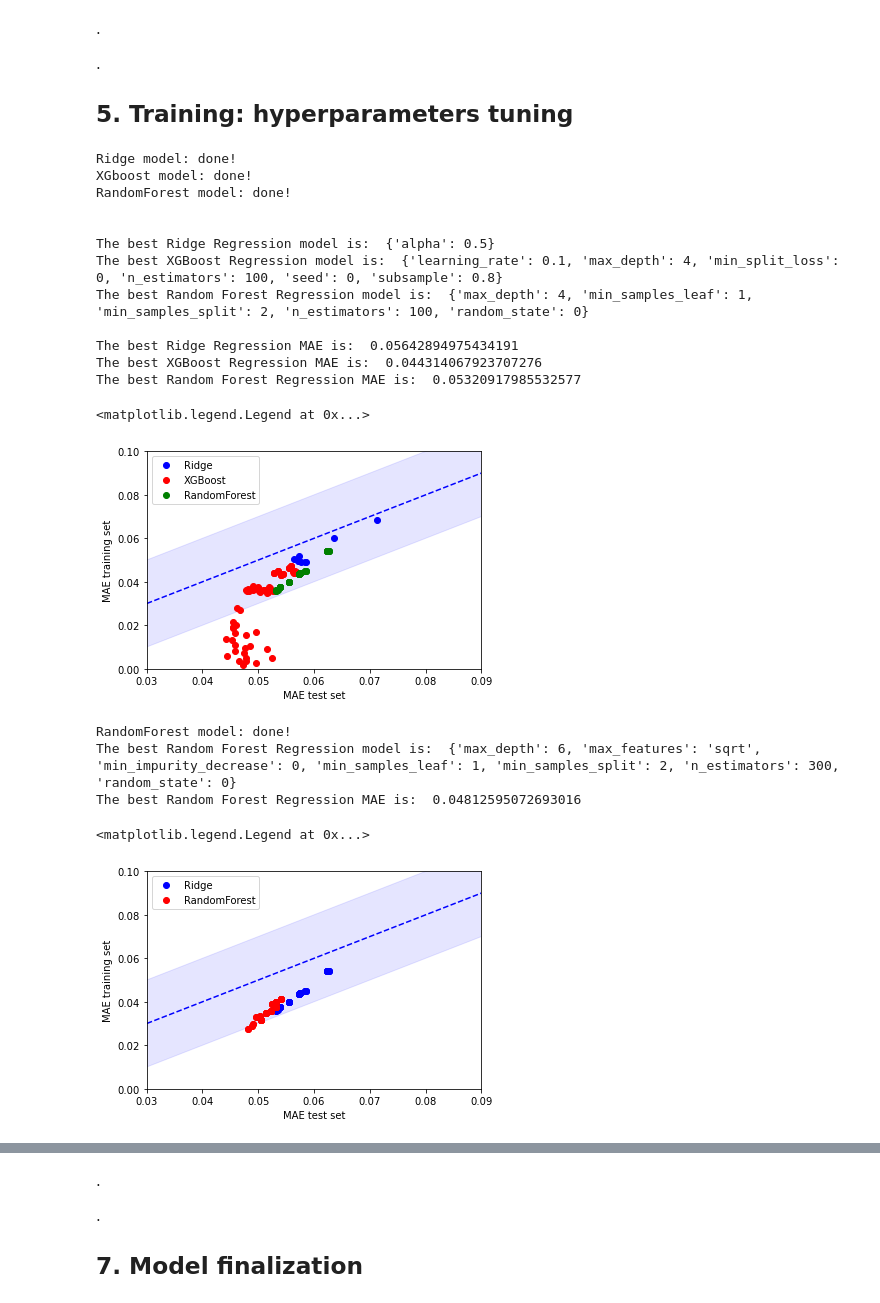
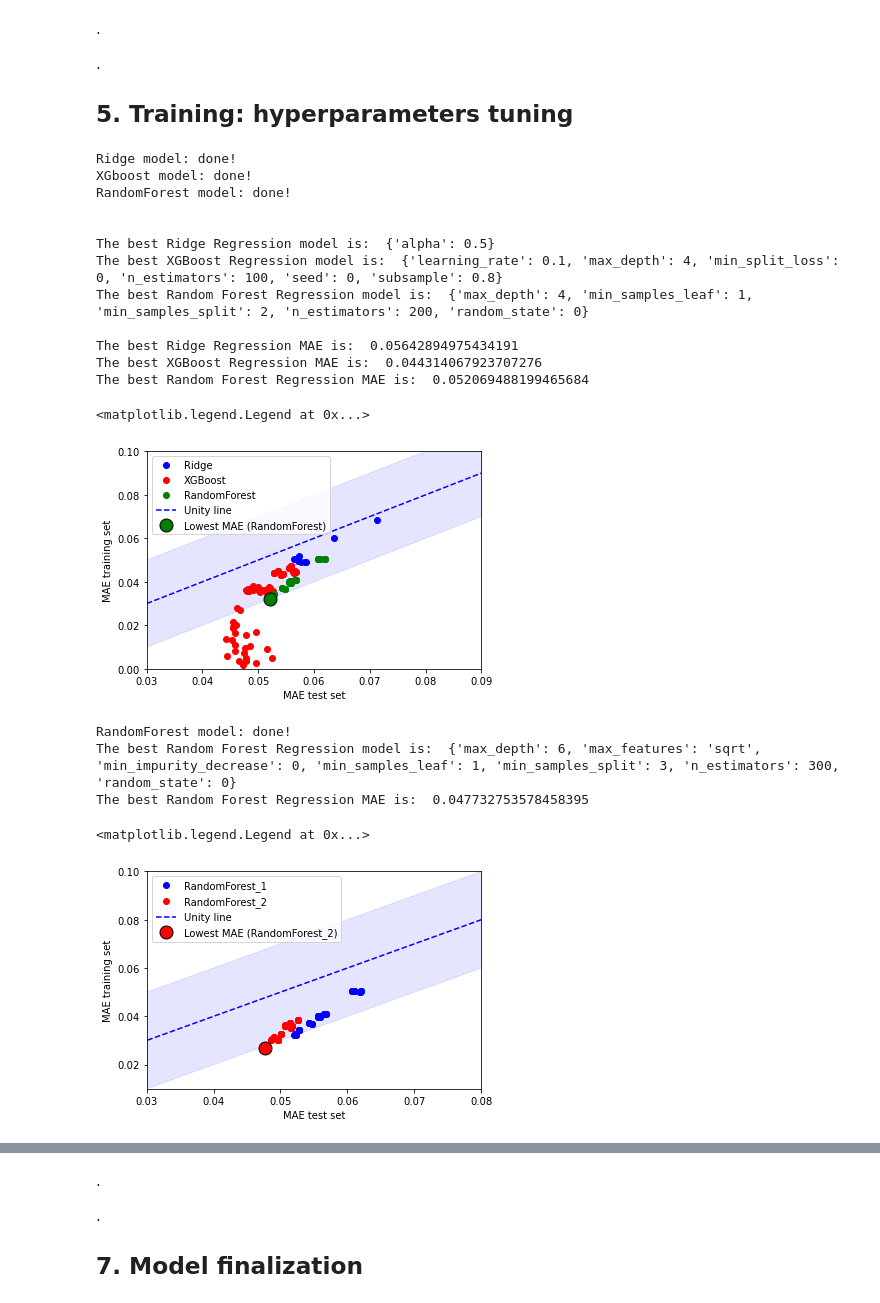
Before and after one commit to SamuComqi92/Car_price_prediction, a Jupyter notebook: Car Price Prediction.ipynb, the cells around one changed output, grey strips where cells are left out. Saved outputs shown, nothing was run; the diff lists cells and outputs as text; code cells hidden in the pictures.

```diff
--- a/Car Price Prediction.ipynb
+++ b/Car Price Prediction.ipynb
@@ -594,7 +593,7 @@ Grid_xgb = GridSearchCV(Model_xgb, cv = CV, param_grid = Params_xgb, scoring = "
 Grid_xgb2 = Grid_xgb.fit(X_train_t, y_train_t)
 print("XGboost model: done!")
 Grid_ran = GridSearchCV(Model_ran, cv = CV, param_grid = Params_ran, scoring = "neg_mean_absolute_error", n_jobs = -1, return_train_score=True)
-Grid_ran2 = Grid_ran.fit(X_train, y_train)
+Grid_ran2 = Grid_ran.fit(X_train_t, y_train_t)
 print("RandomForest model: done!")
 
 print("\n\nThe best Ridge Regression model is: ", Grid_rid2.best_params_)
@@ -611,11 +610,11 @@ RandomForest model: done!
 
 The best Ridge Regression model is:  {'alpha': 0.5}
 The best XGBoost Regression model is:  {'learning_rate': 0.1, 'max_depth': 4, 'min_split_loss': 0, 'n_estimators': 100, 'seed': 0, 'subsample': 0.8}
-The best Random Forest Regression model is:  {'max_depth': 4, 'min_samples_leaf': 1, 'min_samples_split': 2, 'n_estimators': 100, 'random_state': 0}
+The best Random Forest Regression model is:  {'max_depth': 4, 'min_samples_leaf': 1, 'min_samples_split': 2, 'n_estimators': 200, 'random_state': 0}
 
 The best Ridge Regression MAE is:  0.05642894975434191
 The best XGBoost Regression MAE is:  0.044314067923707276
-The best Random Forest Regression MAE is:  0.05320917985532577
+The best Random Forest Regression MAE is:  0.052069488199465684
 # %%
 #Training vs. Validation accuracy
 A = pd.concat([pd.Series(-Grid_rid2.cv_results_["mean_test_score"]),pd.Series(-Grid_rid2.cv_results_["mean_train_score"])],axis=1)
@@ -633,17 +632,17 @@ plt.plot(C.Test,C.Train,'og')
 plt.xlim([0.03,0.09])
 plt.ylim([-0.0,0.10])
 plt.plot([0.0,0.1],[0.0,0.1],'--b')
-plt.fill_between([0.0,0.1],[0.02,0.12],[-0.02,0.08],color='blue',alpha=0.1)
+plt.fill_between([0.0,0.1],[0.02,0.12],[-0.02,0.08],color='blue',alpha=0.1,label="_nolegend_")
+plt.plot(C.Test[np.argmin(C.Test)],C.Train[np.argmin(C.Test)],'go',markersize=13,mec="black")
 plt.xlabel("MAE test set")
 plt.ylabel("MAE training set")
-plt.legend(["Ridge","XGBoost","RandomForest"], loc="upper left")
+plt.legend(["Ridge","XGBoost","RandomForest","Unity line","Lowest MAE (RandomForest)"], loc="upper left")
 # %% [output]
 <matplotlib.legend.Legend at 0x...>
-[figure, old version]
+[figure, new version]
 # %%
 #XGBoost best model is overfitting the data while Ridge and RandomForest do not
 
-#Let's further tune the RandomForest model
 #Let's further tune RandomForest Hyperparameters
 #Hyperparameter grid
 Params_ran = {"n_estimators":[300], "max_depth":[4,5,6], "min_samples_split":[2,3,4],"min_samples_leaf":[1,2,3],"random_state":[0],
@@ -651,35 +650,36 @@ Params_ran = {"n_estimators":[300], "max_depth":[4,5,6], "min_samples_split":[2,
 
 CV = KFold(n_splits=5, random_state = 0, shuffle=True)
 Grid_ran22 = GridSearchCV(Model_ran, cv = CV, param_grid = Params_ran, scoring = "neg_mean_absolute_error", n_jobs = -1, return_train_score=True)
-Grid_ran222 = Grid_ran22.fit(X_train, y_train)
+Grid_ran222 = Grid_ran22.fit(X_train_t, y_train_t)
 
 print("RandomForest model: done!")
 print("The best Random Forest Regression model is: ",Grid_ran222.best_params_)
 print("The best Random Forest Regression MAE is: ",-Grid_ran222.best_score_)
 # %% [output]
 RandomForest model: done!
-The best Random Forest Regression model is:  {'max_depth': 6, 'max_features': 'sqrt', 'min_impurity_decrease': 0, 'min_samples_leaf': 1, 'min_samples_split': 2, 'n_estimators': 300, 'random_state': 0}
-The best Random Forest Regression MAE is:  0.04812595072693016
+The best Random Forest Regression model is:  {'max_depth': 6, 'max_features': 'sqrt', 'min_impurity_decrease': 0, 'min_samples_leaf': 1, 'min_samples_split': 3, 'n_estimators': 300, 'random_state': 0}
+The best Random Forest Regression MAE is:  0.047732753578458395
 # %%
 #Training vs. Validation accuracy
 A = pd.concat([pd.Series(-Grid_ran2.cv_results_["mean_test_score"]),pd.Series(-Grid_ran2.cv_results_["mean_train_score"])],axis=1)
 B = pd.concat([pd.Series(-Grid_ran222.cv_results_["mean_test_score"]),pd.Series(-Grid_ran222.cv_results_["mean_train_score"])],axis=1)
 A.columns=["Test","Train"]
 B.columns=["Test","Train"]
 A.sort_values("Test")
 B.sort_values("Test")
 plt.plot(A.Test,A.Train,'ob')
 plt.plot(B.Test,B.Train,'or')
-plt.xlim([0.03,0.09])
-plt.ylim([-0.0,0.10])
 plt.plot([0.0,0.1],[0.0,0.1],'--b')
-plt.fill_between([0.0,0.1],[0.02,0.12],[-0.02,0.08],color='blue',alpha=0.1)
+plt.fill_between([0.0,0.1],[0.02,0.12],[-0.02,0.08],color='blue',alpha=0.1, label="_nolegend_")
+plt.xlim([0.03,0.08])
+plt.ylim([0.01,0.10])
+plt.plot(B.Test[np.argmin(B.Test)],B.Train[np.argmin(B.Test)],'ro',markersize=13,mec="black")
 plt.xlabel("MAE test set")
 plt.ylabel("MAE training set")
-plt.legend(["Ridge","RandomForest"], loc="upper left")
+plt.legend(["RandomForest_1","RandomForest_2","Unity line","Lowest MAE (RandomForest_2)"], loc="upper left")
 # %% [output]
 <matplotlib.legend.Legend at 0x...>
-[figure, old version]
+[figure, new version]
 # %%
 #The accuracy is better and no drastic overfitting
 
```
Also changed, not shown: parts of 5 cells of this notebook.
